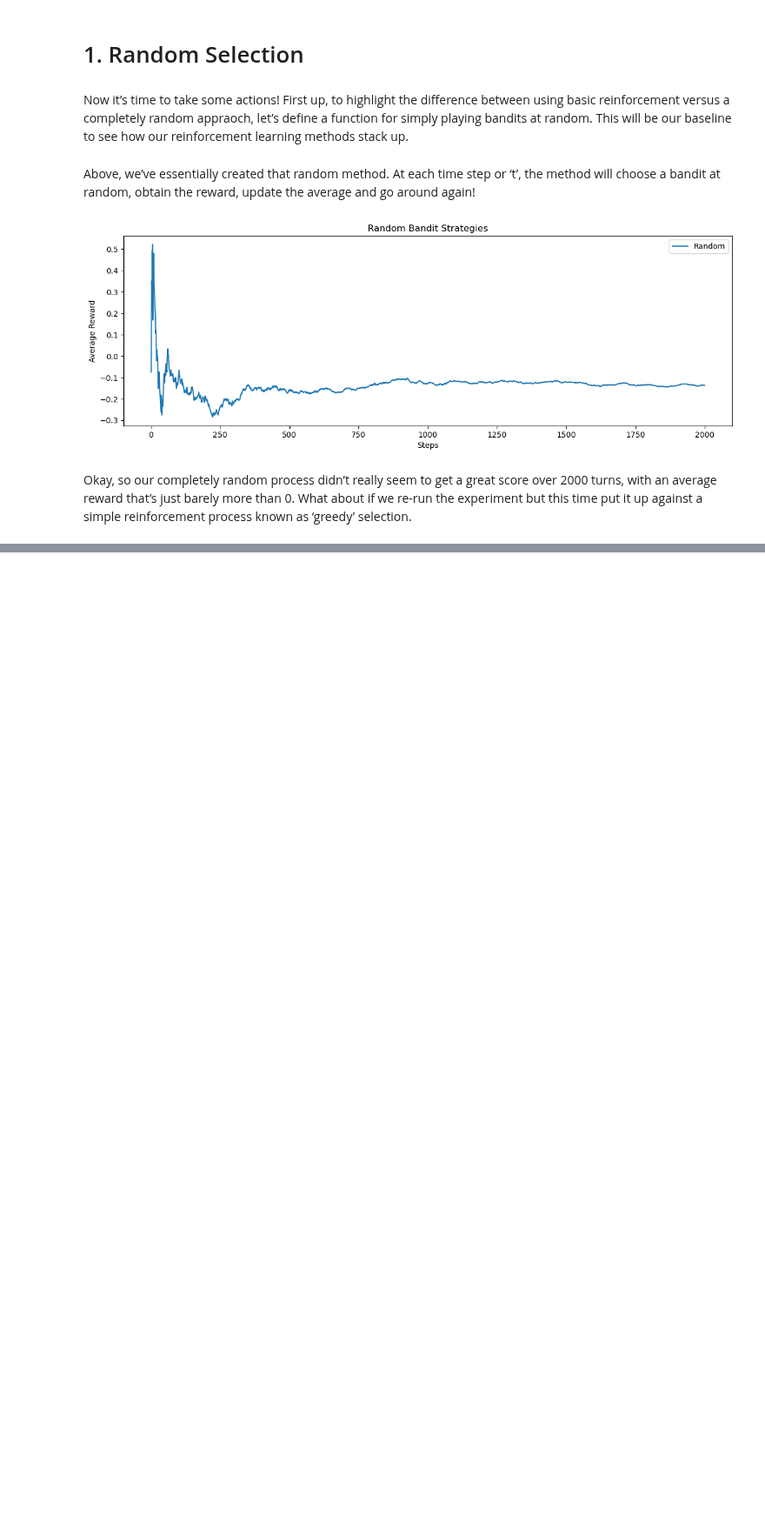
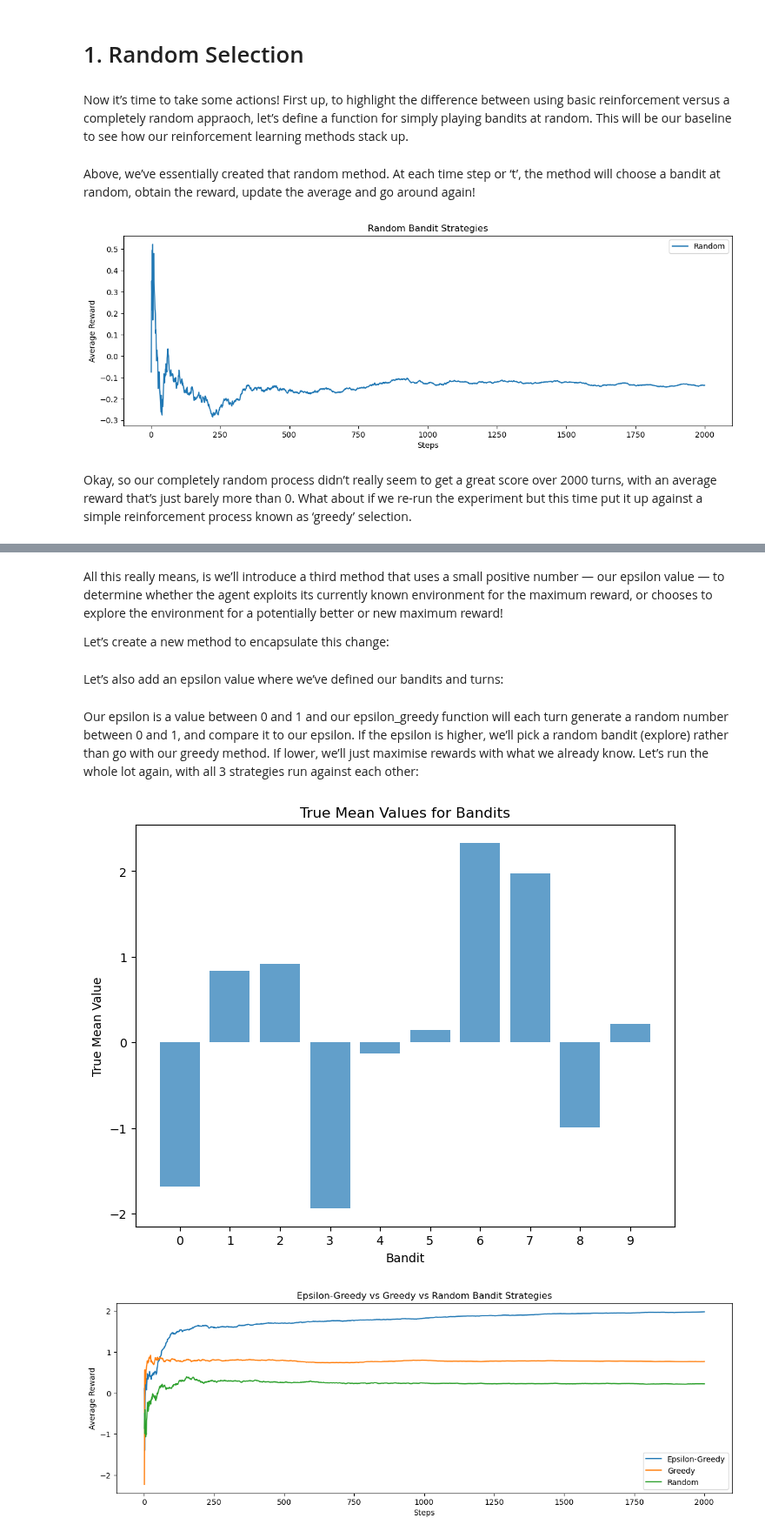
Before and after one commit to johnwslee/Data_Science_Libraries, a Jupyter notebook: Reinforcement_Learning/Medium_A_Guide_to_AI_Reinforcement_Learning.ipynb, the cells around one changed output, grey strips where cells are left out. Shown at 87% size. Saved outputs shown, nothing was run; the diff lists cells and outputs as text; code cells hidden in the pictures; blank space fills up the shorter version.

```diff
--- a/Reinforcement_Learning/Medium_A_Guide_to_AI_Reinforcement_Learning.ipynb
+++ b/Reinforcement_Learning/Medium_A_Guide_to_AI_Reinforcement_Learning.ipynb
@@ -92,0 +193,4 @@ Okay, so our completely random process didn’t really seem to get a great score
+# %% [markdown]
+All this really means, is we’ll introduce a third method that uses a small positive number — our epsilon value — to determine whether the agent exploits its currently known environment for the maximum reward, or chooses to explore the environment for a potentially better or new maximum reward!
+
+Let’s create a new method to encapsulate this change:
@@ -92,0 +219,40 @@ Okay, so our completely random process didn’t really seem to get a great score
+# %% [markdown]
+Let’s also add an epsilon value where we’ve defined our bandits and turns:
+# %%
+num_bandits = 10
+t = 2000
+epsilon = 0.1 # Lower value is less exploration, higher value is more exploration
+# %% [markdown]
+Our epsilon is a value between 0 and 1 and our epsilon_greedy function will each turn generate a random number between 0 and 1, and compare it to our epsilon. If the epsilon is higher, we’ll pick a random bandit (explore) rather than go with our greedy method. If lower, we’ll just maximise rewards with what we already know. Let’s run the whole lot again, with all 3 strategies run against each other:
+# %%
+q_true = np.random.normal(0, 1, num_bandits)
+
+plt.figure(figsize=(8, 6))
+plt.bar(range(num_bandits), q_true, align="center", alpha=0.7)
+plt.xlabel("Bandit")
+plt.ylabel("True Mean Value")
+plt.title("True Mean Values for Bandits")
+plt.xticks(range(num_bandits))
+plt.show()
+
+epsilon_rewards = epsilon_greedy()
+greedy_rewards = greedy()
+random_rewards = random_selection()
+
+plt.figure(figsize=(12, 8))
+
+# Plot the reward curves
+plt.subplot(2, 1, 1)
+plt.plot(list(epsilon_rewards.keys()), list(epsilon_rewards.values()), label="Epsilon-Greedy")
+plt.plot(list(greedy_rewards.keys()), list(greedy_rewards.values()), label="Greedy")
+plt.plot(list(random_rewards.keys()), list(random_rewards.values()), label="Random")
+plt.xlabel("Steps")
+plt.ylabel("Average Reward")
+plt.title("Epsilon-Greedy vs Greedy vs Random Bandit Strategies")
+plt.legend()
+
+plt.tight_layout()
+plt.show()
+# %% [output]
+[figure, added]
+[figure, added]
```
Also changed, not shown: parts of 18 cells of this notebook.
